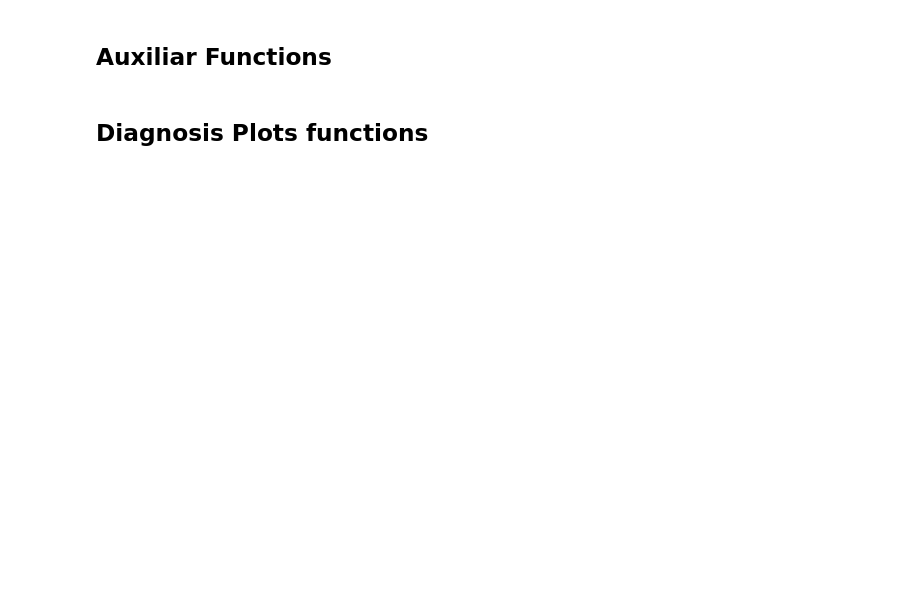
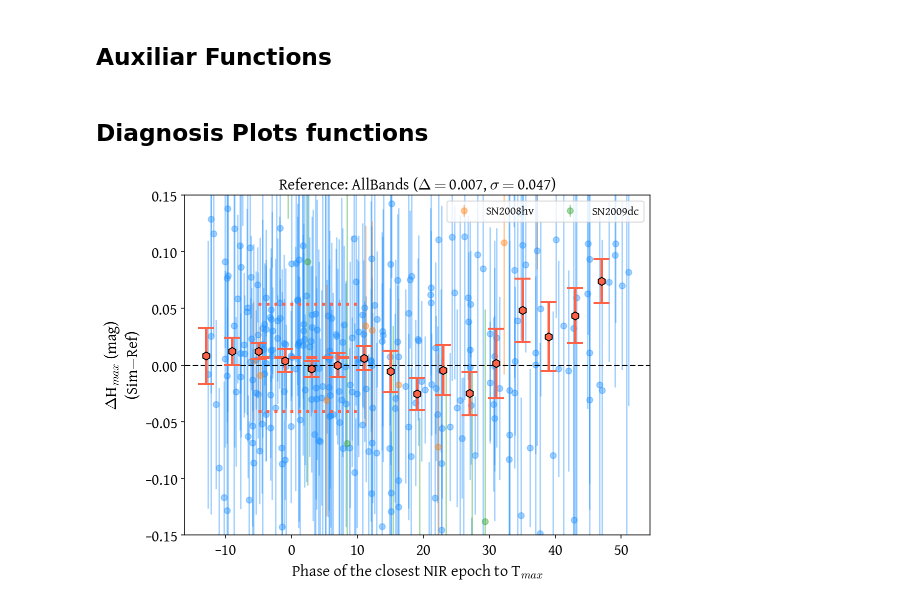
Before and after one commit to HOSTFLOWS/flows_sims, a Jupyter notebook: 3.comparison.ipynb, the cells around one changed output. Cells and saved outputs as stored; diff of their text form; code cells hidden in the pictures; blank space fills up the shorter version.

```diff
--- a/3.comparison.ipynb
+++ b/3.comparison.ipynb
@@ -12,7 +12,9 @@ import seaborn as sns
 from scipy.stats import binned_statistic_2d
 
 %config InlineBackend.figure_format = 'retina'
-#CMAP = cm.get_cmap('RdBu')
+plt.rcParams["font.family"] = "Gentium"
+plt.rcParams['mathtext.fontset'] = "cm"
+
 CMAP = cm.get_cmap('twilight')
 COLOUR_PALETTE = sns.color_palette('tab10')[1:]
 COLOUR = 'dodgerblue'
@@ -191,7 +193,7 @@ def plot_m1(param, ref_bands, nir_bands, step=4, mask_epochs=None):
         the global offset and scatter. E.g., (-8, 10).
     """
     # colour for outliers
-    colour_palette = COLOUR_PALETTE.copy()
+    colour_palette = 5*COLOUR_PALETTE.copy()
     counter = (i for i in range(len(colour_palette)))
 
     fig, ax = plt.subplots(figsize=(8, 6))
@@ -268,8 +270,8 @@ def plot_m1(param, ref_bands, nir_bands, step=4, mask_epochs=None):
     residual_label = f'$\Delta${param} (mag)\n(Sim$-$Ref)'
 
     ax.axhline(0, color='k', ls='--', zorder=20)
-    ax.set_xlabel(m1_label.replace('\n', ''), fontsize=16)
-    ax.set_ylabel(residual_label.replace('\n', ''), fontsize=16)
+    ax.set_xlabel(m1_label.replace('\n', ' '), fontsize=16)
+    ax.set_ylabel(residual_label, fontsize=16)
     ax.set_title(title, fontsize=16)
     ax.tick_params(labelsize=16)
     ax.set_ylim(-0.15, 0.15)
@@ -421,14 +423,14 @@ def plot_m2(param, ref_bands, nir_bands, binned=True,
     cbar.ax.tick_params(labelsize=16)
 
     ax2[0].axhline(0, color='k', ls='--', zorder=20)
-    ax2[0].set_xlabel(m1_label.replace('\n', ''), fontsize=16)
+    ax2[0].set_xlabel(m1_label.replace('\n', ' '), fontsize=16)
     ax2[0].set_ylabel(residual_label, fontsize=16)
     ax2[0].set_title(title, fontsize=16)
     ax2[0].tick_params(labelsize=16)
     ax2[0].set_ylim(-0.15, 0.15)
 
     ax2[1].axhline(0, color='k', ls='--', zorder=20)
-    ax2[1].set_xlabel(m2_label.replace('\n', ''), fontsize=16)
+    ax2[1].set_xlabel(m2_label.replace('\n', ' '), fontsize=16)
     ax2[1].set_ylabel(residual_label, fontsize=16)
     ax2[1].tick_params(labelsize=16)
     ax2[1].set_ylim(-0.15, 0.15)
@@ -627,20 +629,20 @@ def plot_m3(param, ref_bands, nir_bands, binned=True,
             subaxis.tick_params(labelsize=16)
 
     ax2[0].axhline(0, color='k', ls='--', zorder=20)
-    ax2[0].set_xlabel(m1_label.replace('\n', ''), fontsize=16)
+    ax2[0].set_xlabel(m1_label.replace('\n', ' '), fontsize=16)
     ax2[0].set_ylabel(residual_label, fontsize=16)
     ax2[0].set_title(title, fontsize=16)
     ax2[0].tick_params(labelsize=16)
     ax2[0].set_ylim(-0.15, 0.15)
 
     ax2[1].axhline(0, color='k', ls='--', zorder=20)
-    ax2[1].set_xlabel(m2_label.replace('\n', ''), fontsize=16)
+    ax2[1].set_xlabel(m2_label.replace('\n', ' '), fontsize=16)
     ax2[1].set_ylabel(residual_label, fontsize=16)
     ax2[1].tick_params(labelsize=16)
     ax2[1].set_ylim(-0.15, 0.15)
 
     ax2[2].axhline(0, color='k', ls='--', zorder=20)
-    ax2[2].set_xlabel(m3_label.replace('\n', ''), fontsize=16)
+    ax2[2].set_xlabel(m3_label.replace('\n', ' '), fontsize=16)
     ax2[2].set_ylabel(residual_label, fontsize=16)
     ax2[2].tick_params(labelsize=16)
     ax2[2].set_ylim(-0.15, 0.15)
@@ -711,11 +713,13 @@ def master_plot(param, ref_bands, nir_bands, n_epochs, binned=True,
         plot_m3(param, ref_bands, nir_bands, binned,
                                     step1, step2, step3, mask_epochs)
 # %%
-parameter = 'Jmax'  # Jmax, Hmax, gmax, rmax, Tmax
-ref_bands = 'AllBands'  # AllBands, Allminus, grJH, gr, gp (gaussian process)
-nir_bands = 'J'  # J, H, JH
-n_epochs = 3  # 1, 2, 3
+parameter = 'Hmax'  # Jmax, Hmax, gmax, rmax, Tmax
+ref_bands = 'AllBands'  # AllBands, Allminusu, grJH, gr, gp (gaussian process)
+nir_bands = 'H'  # J, H, JH
+n_epochs = 1  # 1, 2, 3
 mask_epochs= (-5, 10)  # None, (-10, 10)
 
 master_plot(parameter, ref_bands, nir_bands,
                 n_epochs, mask_epochs=mask_epochs)
+# %% [output]
+[figure, added]
```
